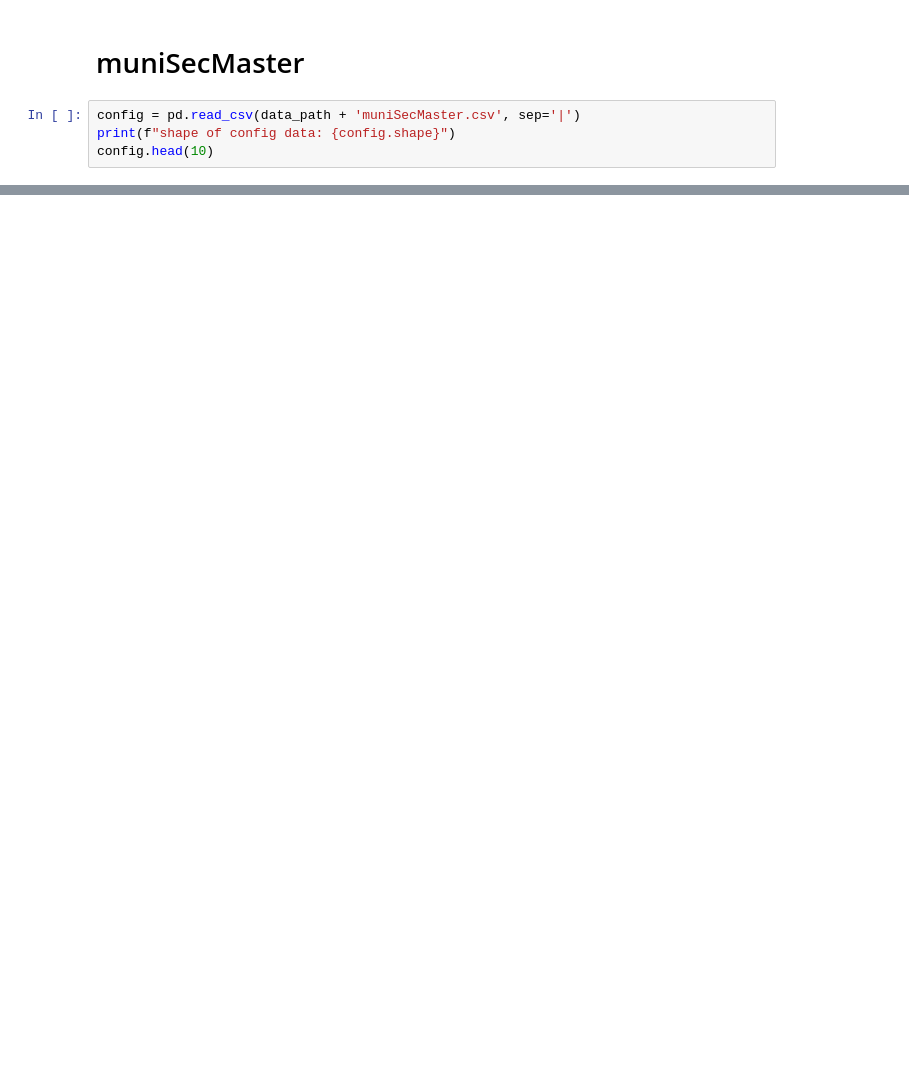
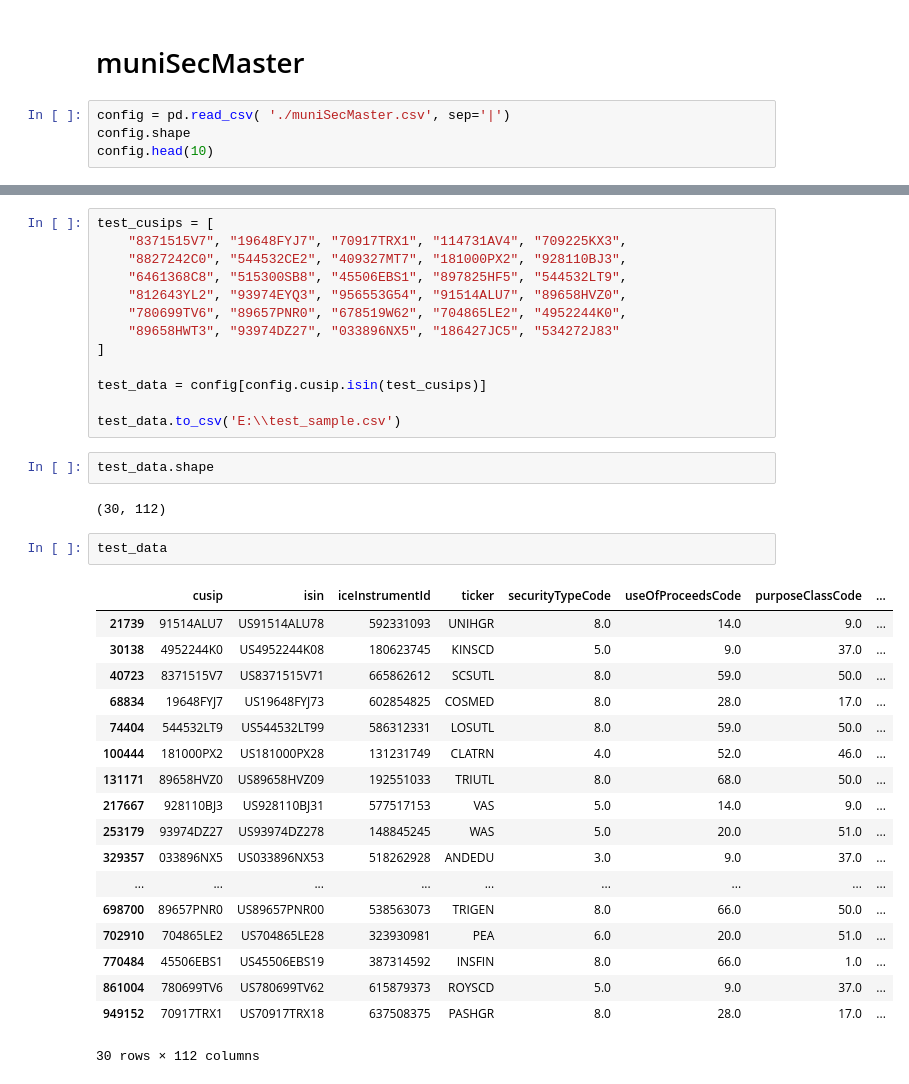
Before and after one commit to YuankaiTao-super/Capstone_FMS_2025, a Jupyter notebook: EDA.ipynb, the cells around one changed output, grey strips where cells are left out. Saved outputs shown, nothing was run; the diff lists cells and outputs as text; blank space fills up the shorter version.

```diff
--- a/EDA.ipynb
+++ b/EDA.ipynb
@@ -11,7 +9,7 @@ data_path = '../data/'
 # %% [markdown]
 # muniSecMaster
 # %%
-config = pd.read_csv(data_path + 'muniSecMaster.csv', sep='|')
-print(f"shape of config data: {config.shape}")
+config = pd.read_csv( './muniSecMaster.csv', sep='|')
+config.shape
 config.head(10)
 # %% [output]
@@ -30,0 +31,38 @@ shape of config data: (1001170, 112)
+# %%
+test_cusips = [
+    "8371515V7", "19648FYJ7", "70917TRX1", "114731AV4", "709225KX3",
+    "8827242C0", "544532CE2", "409327MT7", "181000PX2", "928110BJ3",
+    "6461368C8", "515300SB8", "45506EBS1", "897825HF5", "544532LT9",
+    "812643YL2", "93974EYQ3", "956553G54", "91514ALU7", "89658HVZ0",
+    "780699TV6", "89657PNR0", "678519W62", "704865LE2", "4952244K0",
+    "89658HWT3", "93974DZ27", "033896NX5", "186427JC5", "534272J83"
+]
+
+test_data = config[config.cusip.isin(test_cusips)]
+
+test_data.to_csv('E:\\test_sample.csv')
+# %%
+test_data.shape
+# %% [output]
+(30, 112)
+# %%
+test_data
+# %% [output]
+|  | cusip | isin | iceInstrumentId | ticker | securityTypeCode | useOfProceedsCode | purposeClassCode | ... |
+| 21739 | 91514ALU7 | US91514ALU78 | 592331093 | UNIHGR | 8.0 | 14.0 | 9.0 | ... |
+| 30138 | 4952244K0 | US4952244K08 | 180623745 | KINSCD | 5.0 | 9.0 | 37.0 | ... |
+| 40723 | 8371515V7 | US8371515V71 | 665862612 | SCSUTL | 8.0 | 59.0 | 50.0 | ... |
+| 68834 | 19648FYJ7 | US19648FYJ73 | 602854825 | COSMED | 8.0 | 28.0 | 17.0 | ... |
+| 74404 | 544532LT9 | US544532LT99 | 586312331 | LOSUTL | 8.0 | 59.0 | 50.0 | ... |
+| 100444 | 181000PX2 | US181000PX28 | 131231749 | CLATRN | 4.0 | 52.0 | 46.0 | ... |
+| 131171 | 89658HVZ0 | US89658HVZ09 | 192551033 | TRIUTL | 8.0 | 68.0 | 50.0 | ... |
+| 217667 | 928110BJ3 | US928110BJ31 | 577517153 | VAS | 5.0 | 14.0 | 9.0 | ... |
+| 253179 | 93974DZ27 | US93974DZ278 | 148845245 | WAS | 5.0 | 20.0 | 51.0 | ... |
+| 329357 | 033896NX5 | US033896NX53 | 518262928 | ANDEDU | 3.0 | 9.0 | 37.0 | ... |
+| ... | ... | ... | ... | ... | ... | ... | ... | ... |
+| 698700 | 89657PNR0 | US89657PNR00 | 538563073 | TRIGEN | 8.0 | 66.0 | 50.0 | ... |
+| 702910 | 704865LE2 | US704865LE28 | 323930981 | PEA | 6.0 | 20.0 | 51.0 | ... |
+| 770484 | 45506EBS1 | US45506EBS19 | 387314592 | INSFIN | 8.0 | 66.0 | 1.0 | ... |
+| 861004 | 780699TV6 | US780699TV62 | 615879373 | ROYSCD | 5.0 | 9.0 | 37.0 | ... |
+| 949152 | 70917TRX1 | US70917TRX18 | 637508375 | PASHGR | 8.0 | 28.0 | 17.0 | ... |
+30 rows × 112 columns
```
Also changed, not shown: parts of 3 cells of this notebook, 3 other files.
